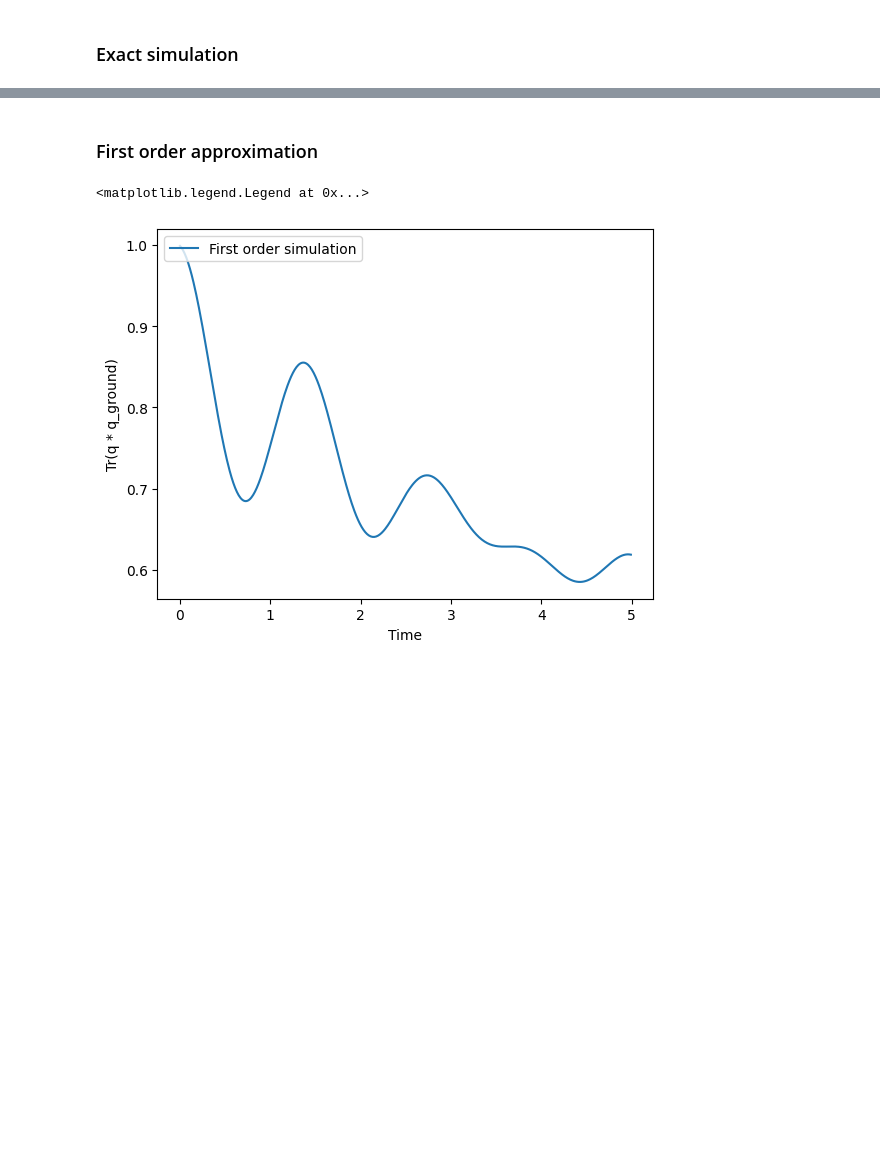
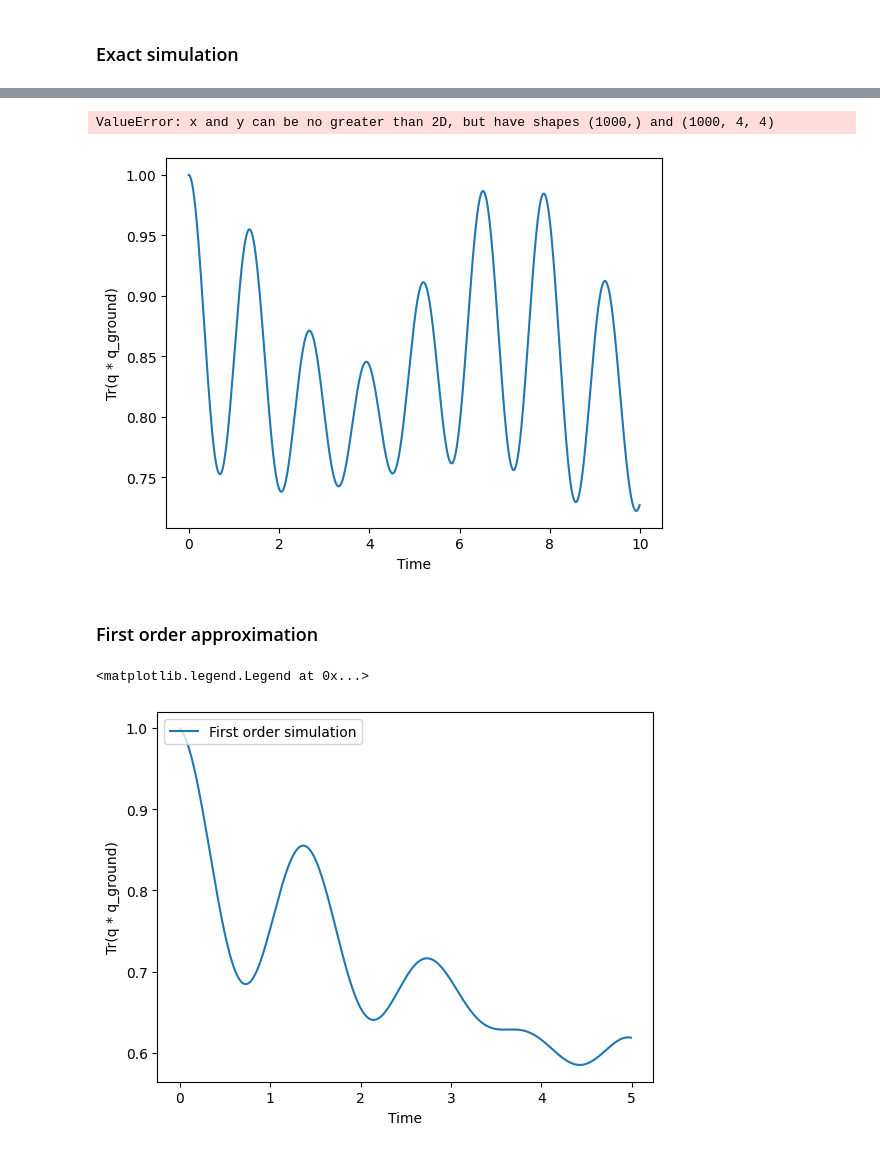
Before and after one commit to rbudai98/QSimulations, a Jupyter notebook: TFIM_time_indep_multi_qubit_.ipynb, the cells around one changed output, grey strips where cells are left out. Drawn from its saved outputs; the diff is of its cells as text; code cells hidden in the pictures; blank space fills up the shorter version.

```diff
--- a/TFIM_time_indep_multi_qubit_.ipynb
+++ b/TFIM_time_indep_multi_qubit_.ipynb
@@ -141,3 +223,15 @@ plt.legend(loc="upper left")
+# %%
+
+plt.figure()
+plt.xlabel("Time")
+plt.ylabel("Tr(q * q_ground)")
+# plt.plot(time_vec, exact_trace, label="Exact simulation")
+plt.plot(time_vec, results2.expect[0], label="Qutip simulation")
+plt.plot(time_vec, results_Taylor, label="Taylor aprox simulation")
+plt.legend(loc="upper left")
+# %% [output]
+ValueError: x and y can be no greater than 2D, but have shapes (1000,) and (1000, 4, 4)
+[figure, added]
 # %% [markdown]
 ### First order approximation
 # %%
```
Also changed, not shown: parts of 4 cells of this notebook.
